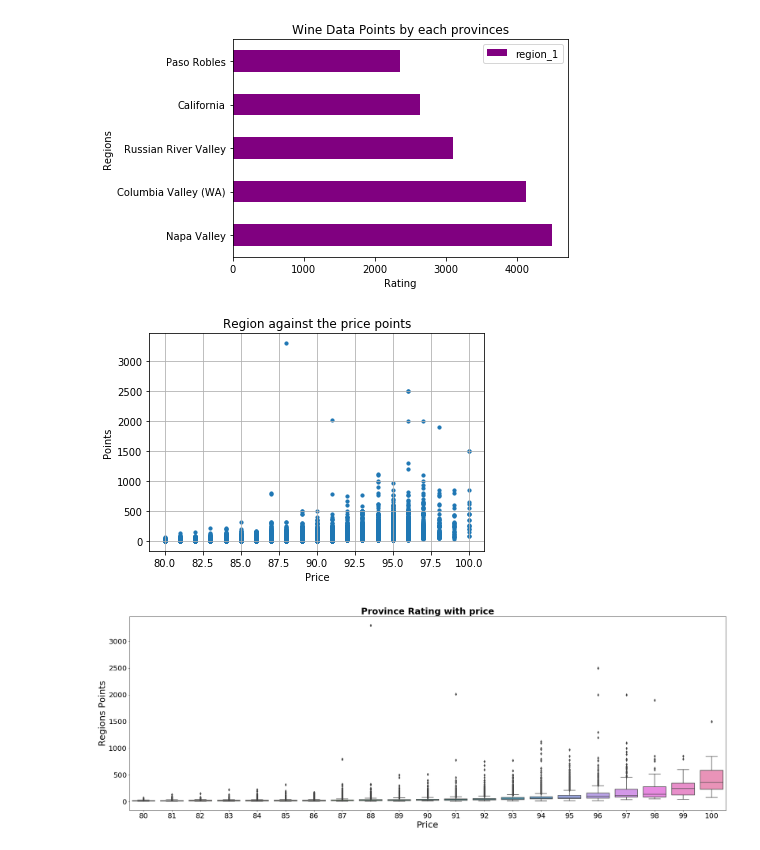
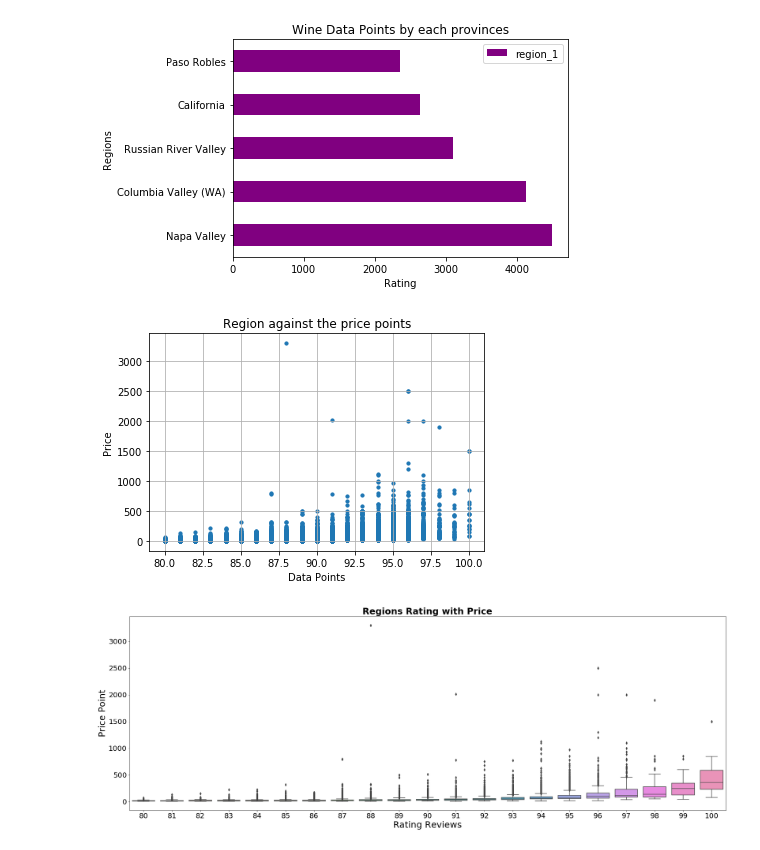
Before and after one commit to michaelweikman/WineDataAnalysis, a Jupyter notebook: Analysis/Wine_data.ipynb, the cells around one changed output. Cells and saved outputs as stored; diff of their text form; code cells hidden in the pictures.

```diff
--- a/Analysis/Wine_data.ipynb
+++ b/Analysis/Wine_data.ipynb
@@ -389,20 +389,20 @@ plt.show()
 # %%
 # Build a scatter plot for each data type
 plt.scatter(df["points"], df["price"], marker="o", s=10)
 
 # Incorporate the other graph properties
 plt.title("Region against the price points")
-plt.ylabel("Points")
-plt.xlabel("Price")
+plt.ylabel("Price")
+plt.xlabel("Data Points")
 plt.grid(True)
 
 # Save the figure
 plt.savefig(f"../Analysis/png_output/provinceratingprice")
 
 # Show plot
 plt.show()
 # %% [output]
-[figure, old version]
+[figure, new version]
 # %%
 import seaborn as sns
 
@@ -410,13 +410,13 @@ fig, ax = plt.subplots(figsize=(30,10))
 sns.boxplot(x='points', y='price', data=df)
 plt.xticks(fontsize=20) # X Ticks
 plt.yticks(fontsize=20) # Y Ticks
-ax.set_title('Province Rating with price', fontweight="bold", size=25) # Title
-ax.set_ylabel('Regions Points', fontsize = 25) # Y label
-ax.set_xlabel('Price', fontsize = 25) # X label
+ax.set_title('Regions Rating with Price', fontweight="bold", size=25) # Title
+ax.set_ylabel('Price Point', fontsize = 25) # Y label
+ax.set_xlabel('Rating Reviews', fontsize = 25) # X label
 
 # Save the figure
 plt.savefig(f"../Analysis/png_output/boxplot")
 
 plt.show()
 # %% [output]
-[figure, old version]
+[figure, new version]
```
Also changed, not shown: parts of 1 cell of this notebook, 3 other files.
